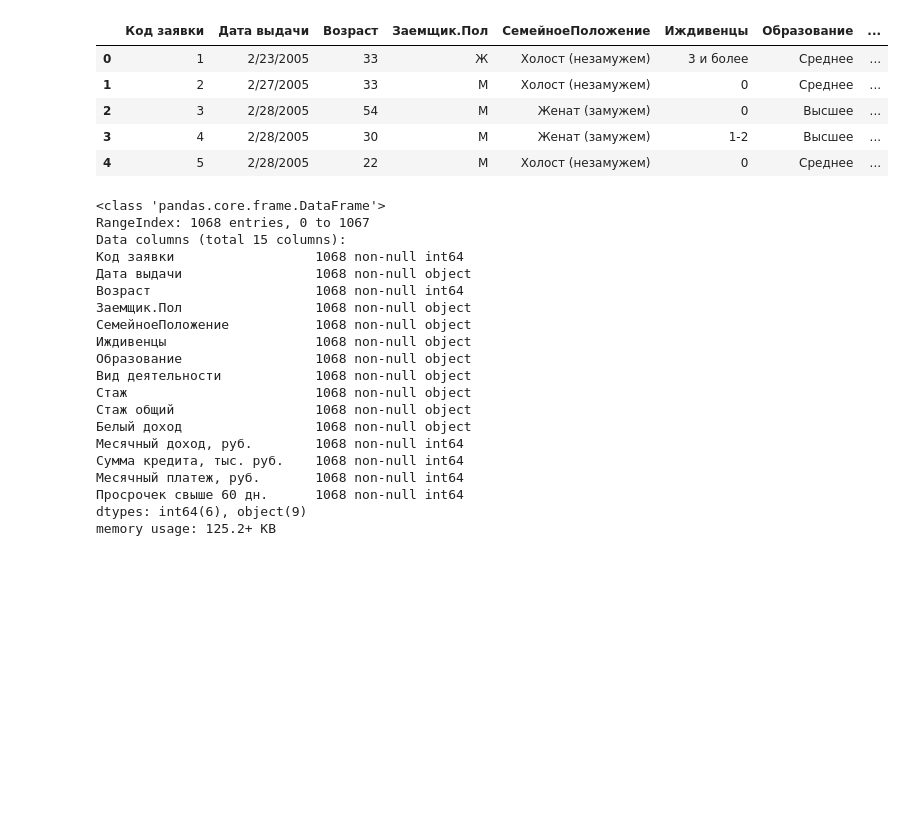
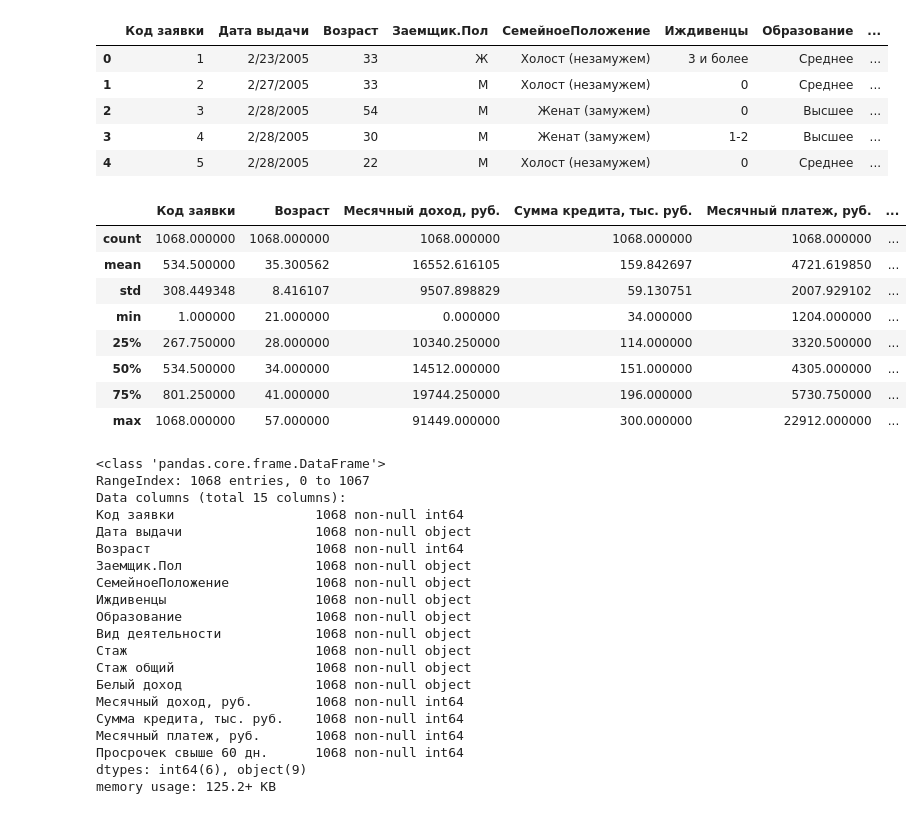
Before and after one commit to SomeoneSerge/vsu-dm, a Jupyter notebook: feodor.ipynb, the cells around one changed output. Saved outputs shown, nothing was run; the diff lists cells and outputs as text; code cells hidden in the pictures; blank space fills up the shorter version.

```diff
--- a/feodor.ipynb
+++ b/feodor.ipynb
@@ -12,6 +12,18 @@ df.head()
 | 2 | 3 | 2/28/2005 | 54 | М | Женат (замужем) | 0 | Высшее | ... |
 | 3 | 4 | 2/28/2005 | 30 | М | Женат (замужем) | 1-2 | Высшее | ... |
 | 4 | 5 | 2/28/2005 | 22 | М | Холост (незамужем) | 0 | Среднее | ... |
+# %%
+df.describe()
+# %% [output]
+|  | Код заявки | Возраст | Месячный доход, руб. | Сумма кредита, тыс. руб. | Месячный платеж, руб. | ... |
+| count | 1068.000000 | 1068.000000 | 1068.000000 | 1068.000000 | 1068.000000 | ... |
+| mean | 534.500000 | 35.300562 | 16552.616105 | 159.842697 | 4721.619850 | ... |
+| std | 308.449348 | 8.416107 | 9507.898829 | 59.130751 | 2007.929102 | ... |
+| min | 1.000000 | 21.000000 | 0.000000 | 34.000000 | 1204.000000 | ... |
+| 25% | 267.750000 | 28.000000 | 10340.250000 | 114.000000 | 3320.500000 | ... |
+| 50% | 534.500000 | 34.000000 | 14512.000000 | 151.000000 | 4305.000000 | ... |
+| 75% | 801.250000 | 41.000000 | 19744.250000 | 196.000000 | 5730.750000 | ... |
+| max | 1068.000000 | 57.000000 | 91449.000000 | 300.000000 | 22912.000000 | ... |
 # %%
 df.info()
 # %% [output]
```
Also changed, not shown: parts of 12 cells of this notebook, 1 other file.
